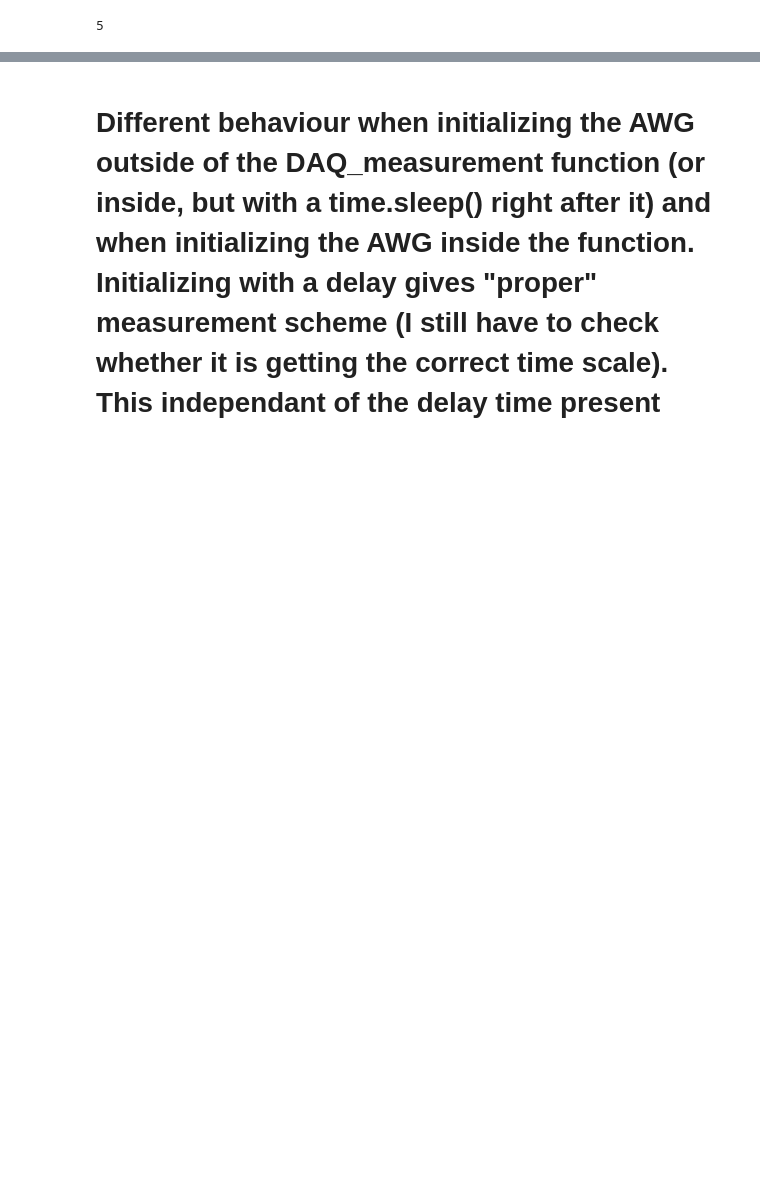
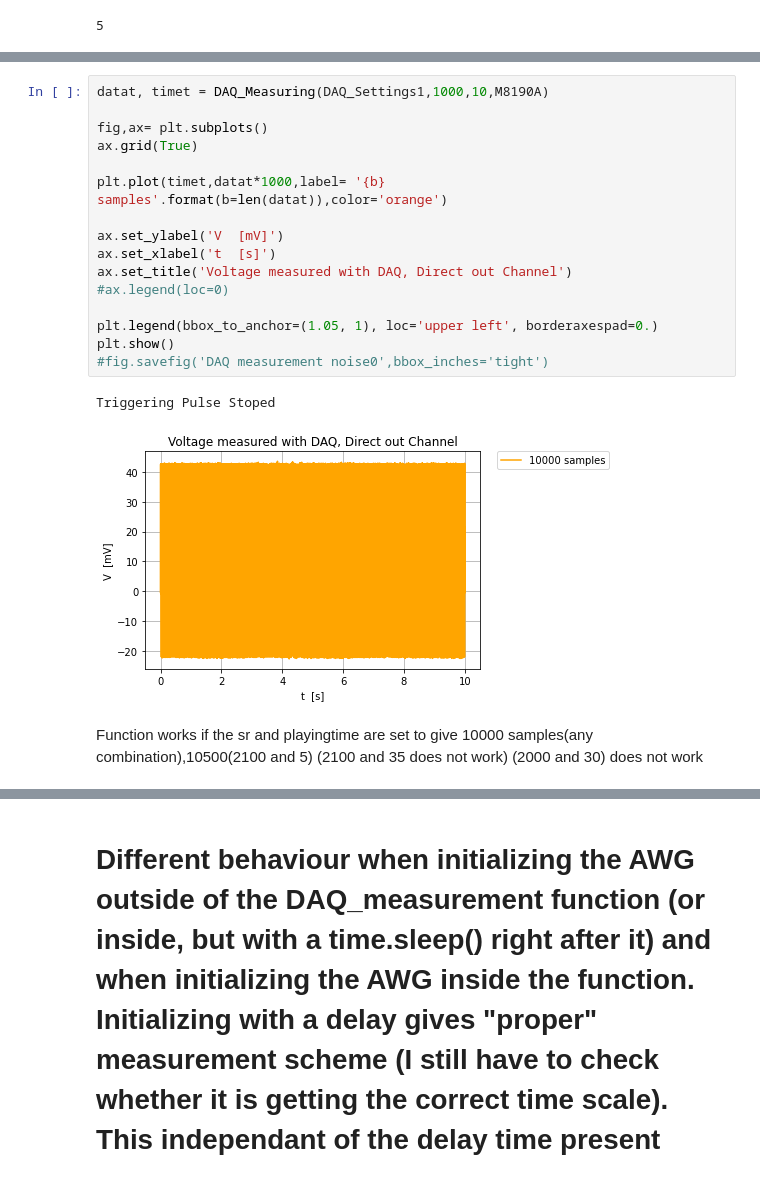
Before and after one commit to Holcan/STM, a Jupyter notebook: M8190/Box.ipynb, the cells around one changed output, grey strips where cells are left out. Saved outputs shown, nothing was run; the diff lists cells and outputs as text; blank space fills up the shorter version.

```diff
--- a/M8190/Box.ipynb
+++ b/M8190/Box.ipynb
@@ -168,0 +236,23 @@ Canvas(toolbar=Toolbar(toolitems=[('Home', 'Reset original view', 'home', 'home'
+# %%
+datat, timet = DAQ_Measuring(DAQ_Settings1,1000,10,M8190A)
+
+fig,ax= plt.subplots()
+ax.grid(True)
+
+plt.plot(timet,datat*1000,label= '{b} samples'.format(b=len(datat)),color='orange')
+
+ax.set_ylabel('V  [mV]')
+ax.set_xlabel('t  [s]')
+ax.set_title('Voltage measured with DAQ, Direct out Channel')
+#ax.legend(loc=0)
+
+plt.legend(bbox_to_anchor=(1.05, 1), loc='upper left', borderaxespad=0.)
+plt.show()
+#fig.savefig('DAQ measurement noise0',bbox_inches='tight')
+# %% [output]
+Triggering Pulse Stoped
+[figure, added]
+# %% [markdown]
+Function works if the sr and playingtime are set to give 10000 samples(any combination),10500(2100 and 5)
+(2100 and 35 does not work)
+(2000 and 30) does not work
```
Also changed, not shown: parts of 88 cells of this notebook, 16 other files.
